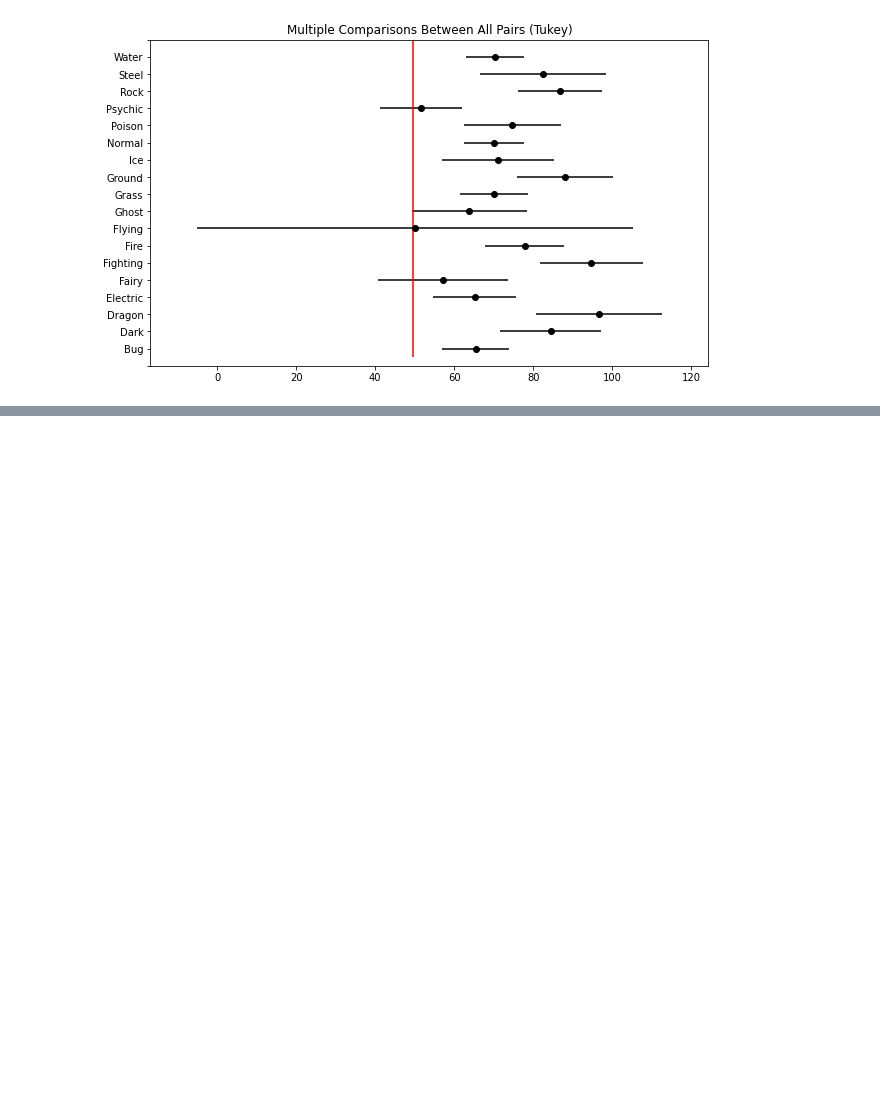
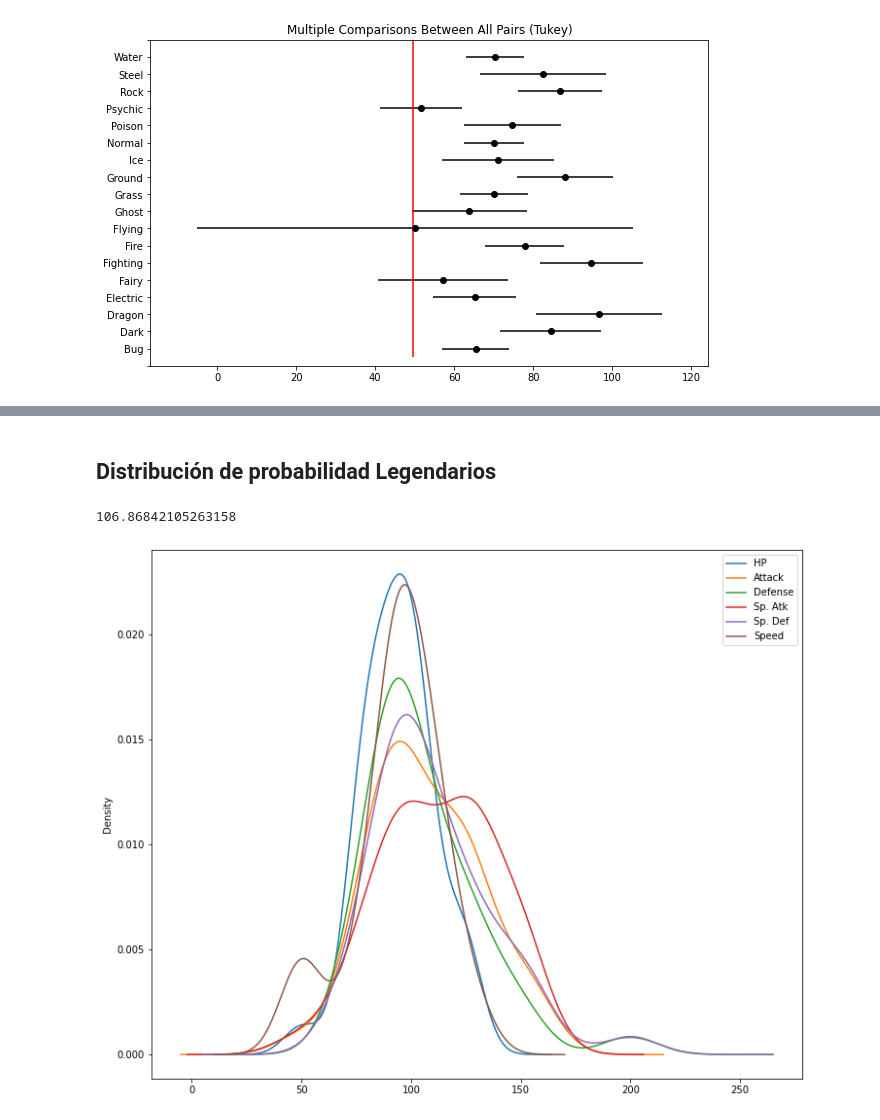
Before and after one commit to frosill/EDEM_22_23, a Jupyter notebook: 02_ANALISIS_Y_APRENDIZAJE_AUTOMATICO/python_statistics/Pokemon.ipynb, the cells around one changed output, grey strips where cells are left out. Saved outputs shown, nothing was run; the diff lists cells and outputs as text; code cells hidden in the pictures; blank space fills up the shorter version.

```diff
--- a/02_ANALISIS_Y_APRENDIZAJE_AUTOMATICO/python_statistics/Pokemon.ipynb
+++ b/02_ANALISIS_Y_APRENDIZAJE_AUTOMATICO/python_statistics/Pokemon.ipynb
@@ -908,0 +901,11 @@ Multiple Comparison of Means - Tukey HSD, FWER=0.05
+# %% [markdown]
+## Distribución de probabilidad Legendarios
+# %%
+atributes = ["HP", "Attack","Defense","Sp. Atk","Sp. Def","Speed"] # Almacenamos los atributos en una lista
+
+legendary_df[atributes].plot(kind = "density", figsize = (12,10)) # Distribución de probabilidad
+
+legendary_df["Attack"].mean()
+# %% [output]
+106.86842105263158
+[figure, added]
```
Also changed, not shown: parts of 79 cells of this notebook.
